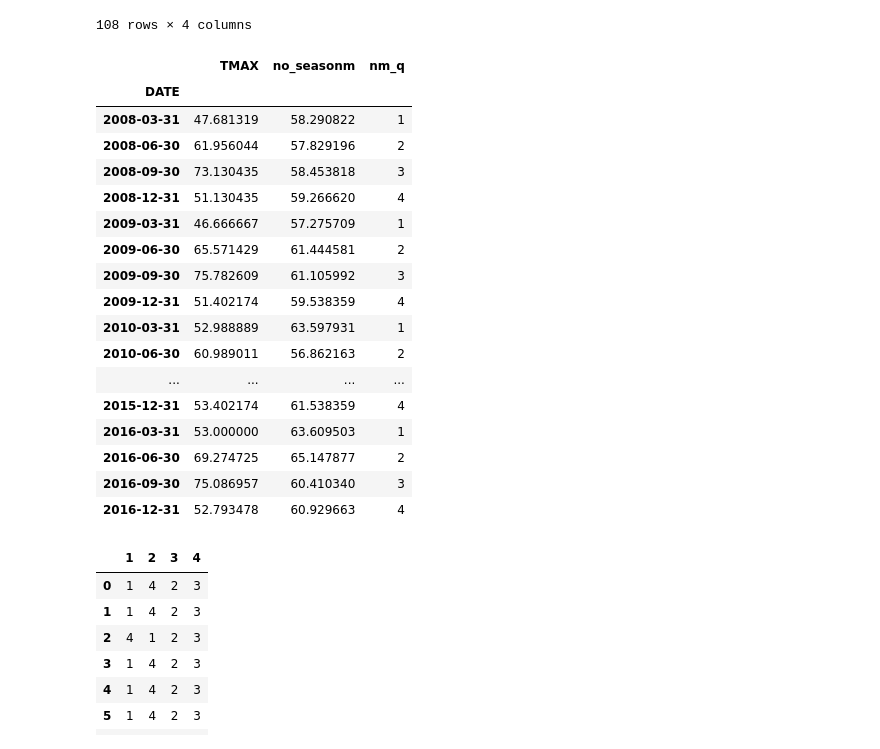
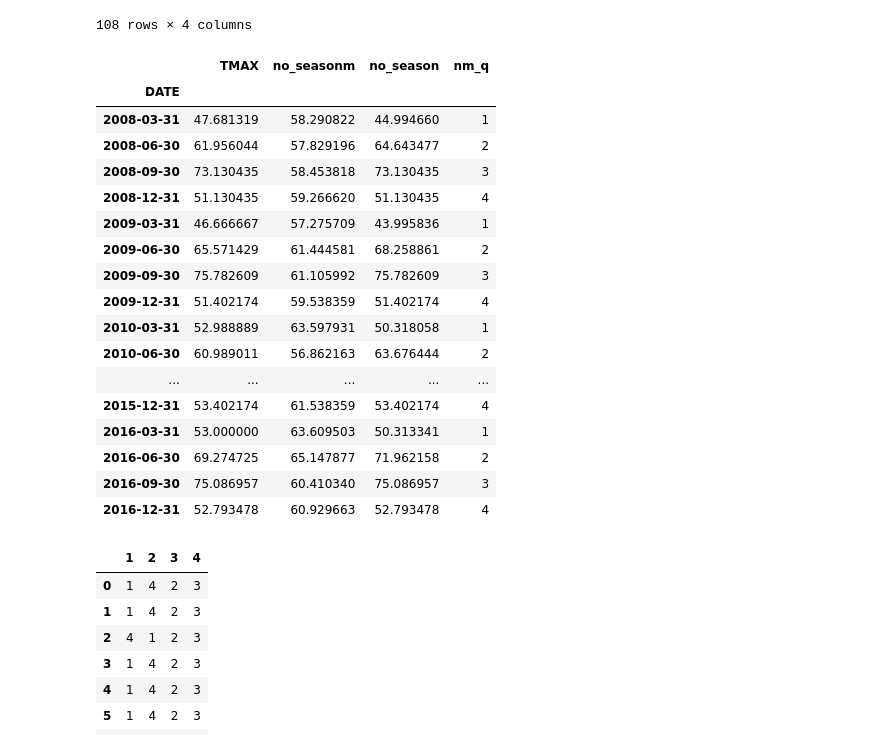
Before and after one commit to Max9925/data-science, a Jupyter notebook: données temporel/seattle.ipynb, the cells around one changed output. Cells and saved outputs as stored; diff of their text form; code cells hidden in the pictures.

```diff
--- a/données temporel/seattle.ipynb
+++ b/données temporel/seattle.ipynb
@@ -49,6 +31,6 @@ testset
 # %%
-seattle_temp_20=seattle_temp.iloc[-3635:-347]
-seattle_temp_20
+seattle_temp_8y=seattle_temp.iloc[-3635:-347]
+seattle_temp_8y
 # %% [output]
 |  | TMAX |
 | DATE |  |
@@ -67,5 +51,5 @@ seattle_temp_20
 # %%
-seattle_temp_weekly=seattle_temp_20.resample('W').mean()
-seattle_temp_monthly=seattle_temp_20.resample('M').mean()
+seattle_temp_weekly=seattle_temp_8y.resample('W').mean()
+seattle_temp_monthly=seattle_temp_8y.resample('M').mean()
 # %%
 fig,ax = plt.subplots(nrows=1,ncols=3,figsize=(20,6))
@@ -146,11 +134,11 @@ nov    -8.575879
 dec   -15.448519
 dtype: object
 # %%
-seattle_temp_20['no_seasonm']=seattle_temp_20['TMAX']
+seattle_temp_8y['no_seasonm']=seattle_temp_8y['TMAX']
 for mon in season_correctedm.index:
     for year in range(9):
-        seattle_temp_20['no_seasonm'].loc[f'{2008+year}-{mon}']=seattle_temp_20['no_seasonm'].loc[f'{2008+year}-{mon}']-season_correctedm[mon]
-seattle_temp_20
+        seattle_temp_8y['no_seasonm'].loc[f'{2008+year}-{mon}']=seattle_temp_8y['no_seasonm'].loc[f'{2008+year}-{mon}']-season_correctedm[mon]
+seattle_temp_8y
 # %% [output]
 A value is trying to be set on a copy of a slice from a DataFrame.
 Try using .loc[row_indexer,col_indexer] = value instead
@@ -207,28 +195,28 @@ seattle_temp_monthly
 | 2016-12-31 | 41.903226 | 12 | dec | 4 |
 108 rows × 4 columns
 # %%
-trainset_quarterly = seattle_temp_20.resample('Q').mean()
+trainset_quarterly = seattle_temp_8y.resample('Q').mean()
 trainset_quarterly['nm_q']=seattle_temp_monthly.nm_q
 trainset_quarterly
 # %% [output]
-|  | TMAX | no_seasonm | nm_q |
-| DATE |  |  |  |
-| 2008-03-31 | 47.681319 | 58.290822 | 1 |
-| 2008-06-30 | 61.956044 | 57.829196 | 2 |
-| 2008-09-30 | 73.130435 | 58.453818 | 3 |
-| 2008-12-31 | 51.130435 | 59.266620 | 4 |
-| 2009-03-31 | 46.666667 | 57.275709 | 1 |
-| 2009-06-30 | 65.571429 | 61.444581 | 2 |
-| 2009-09-30 | 75.782609 | 61.105992 | 3 |
-| 2009-12-31 | 51.402174 | 59.538359 | 4 |
-| 2010-03-31 | 52.988889 | 63.597931 | 1 |
-| 2010-06-30 | 60.989011 | 56.862163 | 2 |
-| ... | ... | ... | ... |
-| 2015-12-31 | 53.402174 | 61.538359 | 4 |
-| 2016-03-31 | 53.000000 | 63.609503 | 1 |
-| 2016-06-30 | 69.274725 | 65.147877 | 2 |
-| 2016-09-30 | 75.086957 | 60.410340 | 3 |
-| 2016-12-31 | 52.793478 | 60.929663 | 4 |
+|  | TMAX | no_seasonm | no_season | nm_q |
+| DATE |  |  |  |  |
+| 2008-03-31 | 47.681319 | 58.290822 | 44.994660 | 1 |
+| 2008-06-30 | 61.956044 | 57.829196 | 64.643477 | 2 |
+| 2008-09-30 | 73.130435 | 58.453818 | 73.130435 | 3 |
+| 2008-12-31 | 51.130435 | 59.266620 | 51.130435 | 4 |
+| 2009-03-31 | 46.666667 | 57.275709 | 43.995836 | 1 |
+| 2009-06-30 | 65.571429 | 61.444581 | 68.258861 | 2 |
+| 2009-09-30 | 75.782609 | 61.105992 | 75.782609 | 3 |
+| 2009-12-31 | 51.402174 | 59.538359 | 51.402174 | 4 |
+| 2010-03-31 | 52.988889 | 63.597931 | 50.318058 | 1 |
+| 2010-06-30 | 60.989011 | 56.862163 | 63.676444 | 2 |
+| ... | ... | ... | ... | ... |
+| 2015-12-31 | 53.402174 | 61.538359 | 53.402174 | 4 |
+| 2016-03-31 | 53.000000 | 63.609503 | 50.313341 | 1 |
+| 2016-06-30 | 69.274725 | 65.147877 | 71.962158 | 2 |
+| 2016-09-30 | 75.086957 | 60.410340 | 75.086957 | 3 |
+| 2016-12-31 | 52.793478 | 60.929663 | 52.793478 | 4 |
 # %%
 BBTq=pd.DataFrame(index=range(9),columns=range(5)[1:])
 for i in range(9):
```
Also changed, not shown: parts of 31 cells of this notebook, 5 other files.
